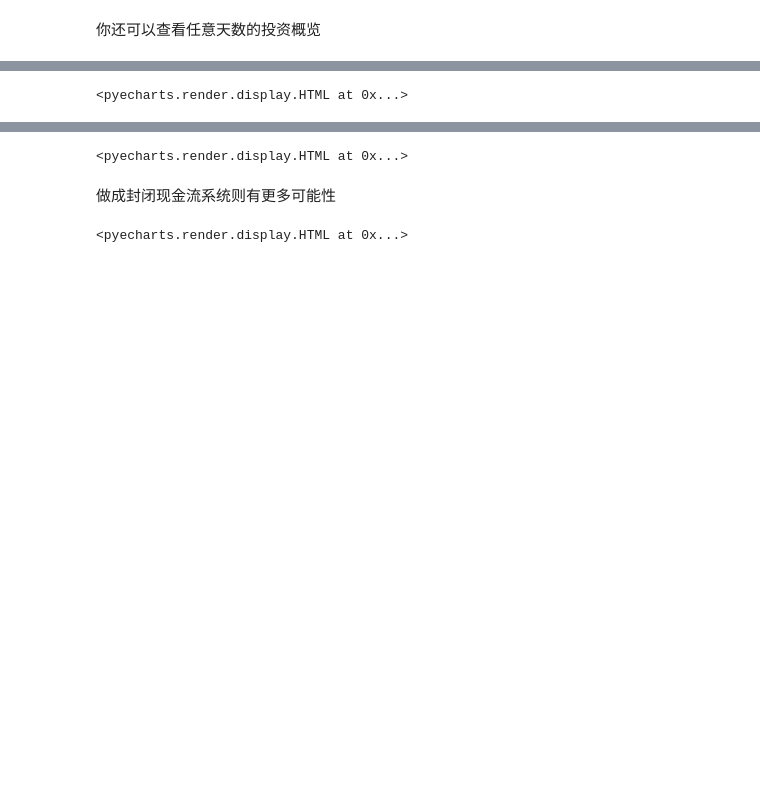
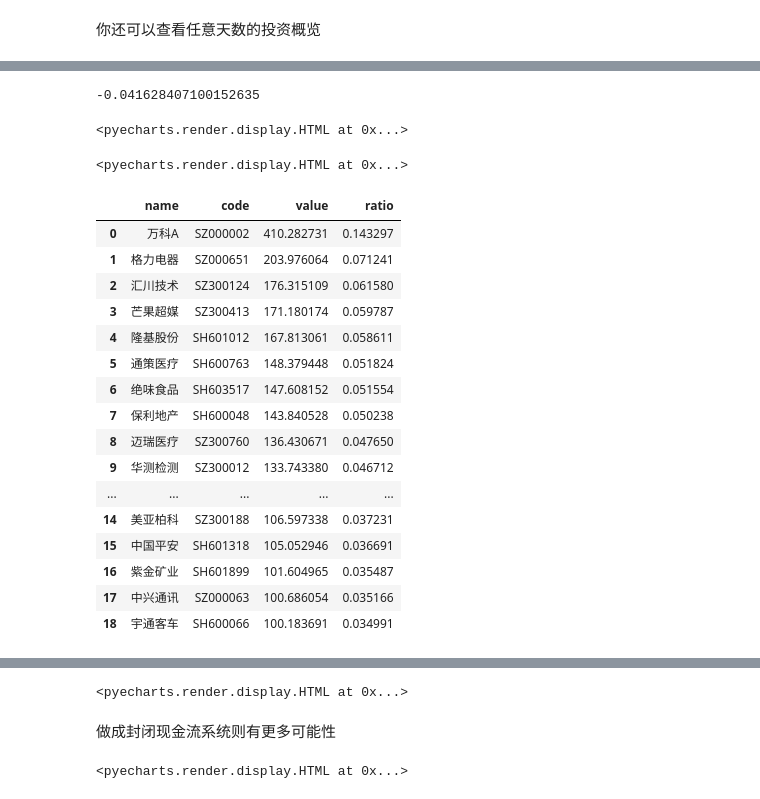
Before and after one commit to refraction-ray/xalpha, a Jupyter notebook: doc/samples/virtualtrade.ipynb, the cells around one changed output, grey strips where cells are left out. Drawn from its saved outputs; the diff is of its cells as text; code cells hidden in the pictures; blank space fills up the shorter version.

```diff
--- a/doc/samples/virtualtrade.ipynb
+++ b/doc/samples/virtualtrade.ipynb
@@ -127,4 +125,35 @@ sys.xirrrate() # 年化15%
+# %%
+# 计算一下 2018年的内部收益率
+sys.xirrrate(date="2018-12-31", startdate="2018-01-01")
+# %% [output]
+-0.041628407100152635
 # %%
 sys.v_positions()
 # %% [output]
 <pyecharts.render.display.HTML at 0x...>
+# %%
+# 按大类分布的扇形图
+sys.v_category_positions()
+# %% [output]
+<pyecharts.render.display.HTML at 0x...>
+# %%
+## 底层股票持仓透视, 你其实可以通过这种方式来跟踪机构的股票池和抱团情况
+sys.get_stock_holdings()
+# %% [output]
+|  | name | code | value | ratio |
+| 0 | 万科A | SZ000002 | 410.282731 | 0.143297 |
+| 1 | 格力电器 | SZ000651 | 203.976064 | 0.071241 |
+| 2 | 汇川技术 | SZ300124 | 176.315109 | 0.061580 |
+| 3 | 芒果超媒 | SZ300413 | 171.180174 | 0.059787 |
+| 4 | 隆基股份 | SH601012 | 167.813061 | 0.058611 |
+| 5 | 通策医疗 | SH600763 | 148.379448 | 0.051824 |
+| 6 | 绝味食品 | SH603517 | 147.608152 | 0.051554 |
+| 7 | 保利地产 | SH600048 | 143.840528 | 0.050238 |
+| 8 | 迈瑞医疗 | SZ300760 | 136.430671 | 0.047650 |
+| 9 | 华测检测 | SZ300012 | 133.743380 | 0.046712 |
+| ... | ... | ... | ... | ... |
+| 14 | 美亚柏科 | SZ300188 | 106.597338 | 0.037231 |
+| 15 | 中国平安 | SH601318 | 105.052946 | 0.036691 |
+| 16 | 紫金矿业 | SH601899 | 101.604965 | 0.035487 |
+| 17 | 中兴通讯 | SZ000063 | 100.686054 | 0.035166 |
+| 18 | 宇通客车 | SH600066 | 100.183691 | 0.034991 |
```
Also changed, not shown: parts of 5 cells of this notebook, 9 other files.
